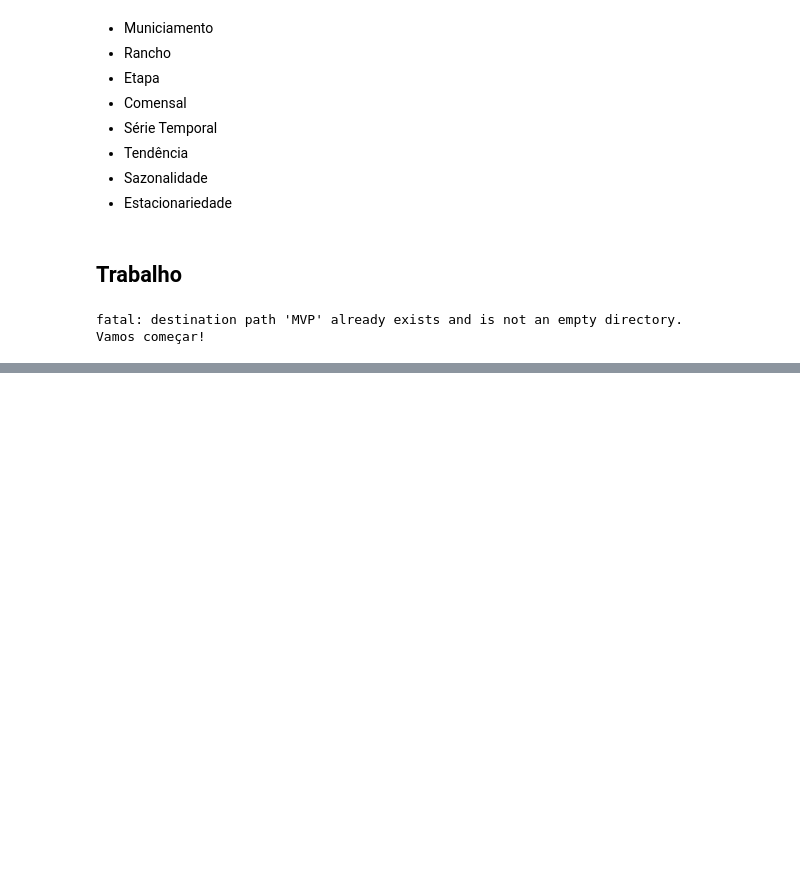
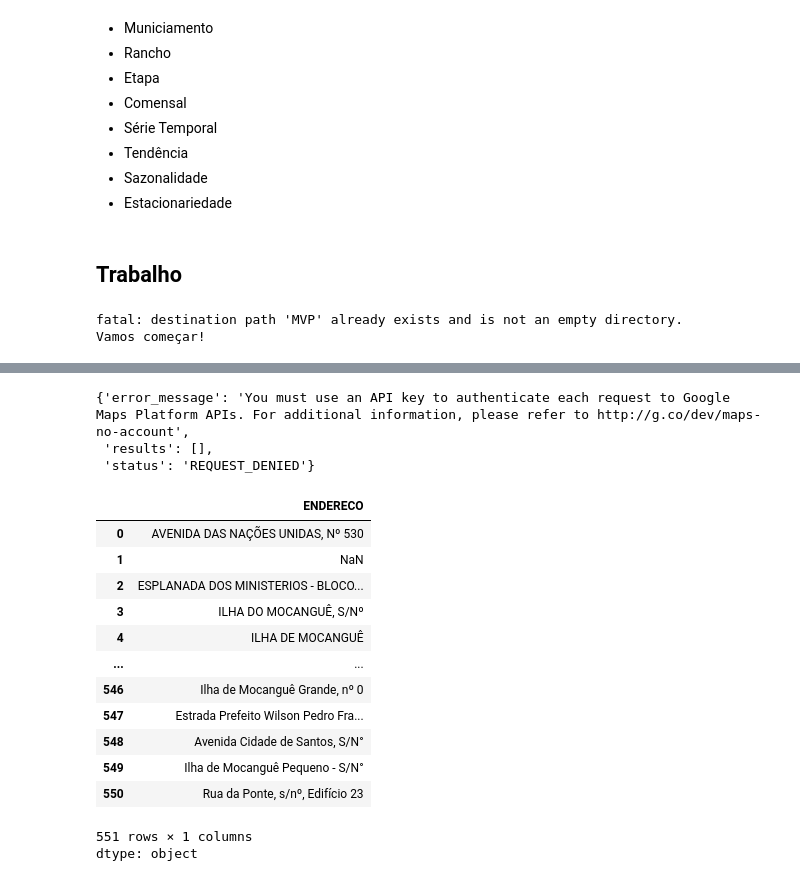
Before and after one commit to ffserro/MVP, a Jupyter notebook: mvp.ipynb, the cells around one changed output, grey strips where cells are left out. Saved outputs shown, nothing was run; the diff lists cells and outputs as text; code cells hidden in the pictures; blank space fills up the shorter version.

```diff
--- a/mvp.ipynb
+++ b/mvp.ipynb
@@ -74,0 +100,23 @@ da = pd.concat([da]+[pd.read_excel(d) for d in glob('/content/MVP/dados/da/*')])
+# %%
+r.json()
+# %% [output]
+{'error_message': 'You must use an API key to authenticate each request to Google Maps Platform APIs. For additional information, please refer to http://g.co/dev/maps-no-account',
+ 'results': [],
+ 'status': 'REQUEST_DENIED'}
+# %%
+om_info.ENDERECO
+# %% [output]
+|  | ENDERECO |
+| 0 | AVENIDA DAS NAÇÕES UNIDAS, Nº 530 |
+| 1 | NaN |
+| 2 | ESPLANADA DOS MINISTERIOS - BLOCO... |
+| 3 | ILHA DO MOCANGUÊ, S/Nº |
+| 4 | ILHA DE MOCANGUÊ |
+| ... | ... |
+| 546 | Ilha de Mocanguê Grande, nº 0 |
+| 547 | Estrada Prefeito Wilson Pedro Fra... |
+| 548 | Avenida Cidade de Santos, S/N° |
+| 549 | Ilha de Mocanguê Pequeno - S/N° |
+| 550 | Rua da Ponte, s/nº, Edifício 23 |
+551 rows × 1 columns
+dtype: object
```
Also changed, not shown: parts of 29 cells of this notebook.
